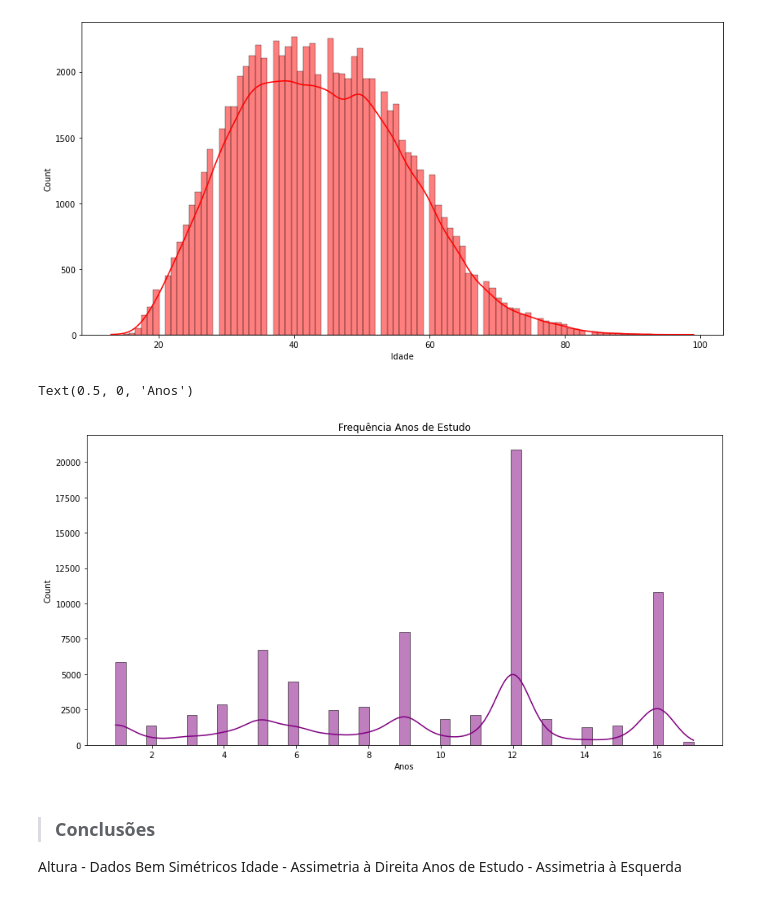
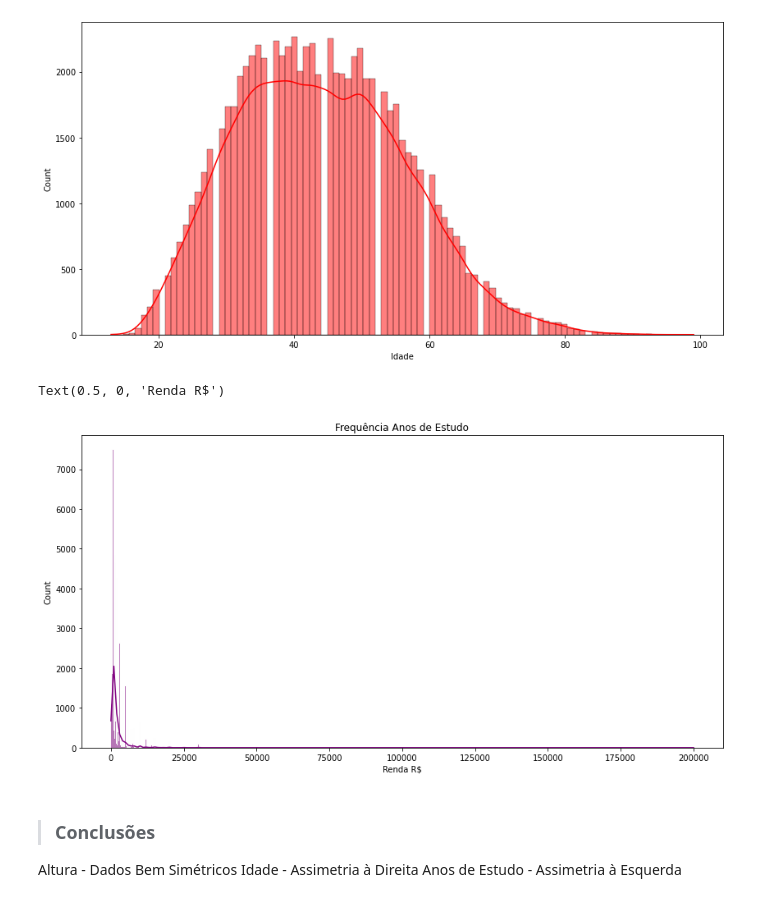
Before and after one commit to ciqueti/Estatistica_Distribuicao_e_Medidas, a Jupyter notebook: Parte_1/Análise_Descritiva.ipynb, the cells around one changed output. Drawn from its saved outputs; the diff is of its cells as text; code cells hidden in the pictures.

```diff
--- a/Parte_1/Análise_Descritiva.ipynb
+++ b/Parte_1/Análise_Descritiva.ipynb
@@ -252,13 +252,13 @@ ax.figure.set_size_inches(14,7)
 # %% [output]
 [figure]
 # %%
-ax = sns.histplot(data=df['Anos de Estudo'], kde=True, color='purple')
+ax = sns.histplot(data=df['Renda'], kde=True, color='purple')
 ax.figure.set_size_inches(14,7)
 ax.set_title('Frequência Anos de Estudo')
-ax.set_xlabel('Anos')
+ax.set_xlabel('Renda R$')
 # %% [output]
-Text(0.5, 0, 'Anos')
+Text(0.5, 0, 'Renda R$')
-[figure, old version]
+[figure, new version]
 # %% [markdown]
 > ### Conclusões
 
```
Also changed, not shown: parts of 5 cells of this notebook, 3 other files.
